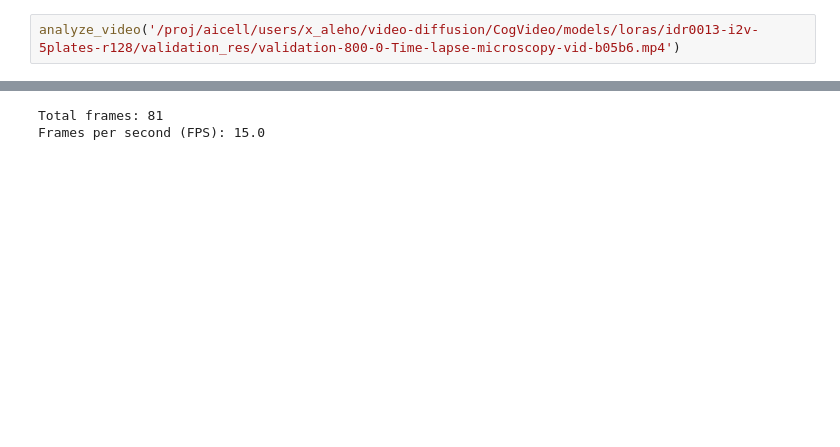
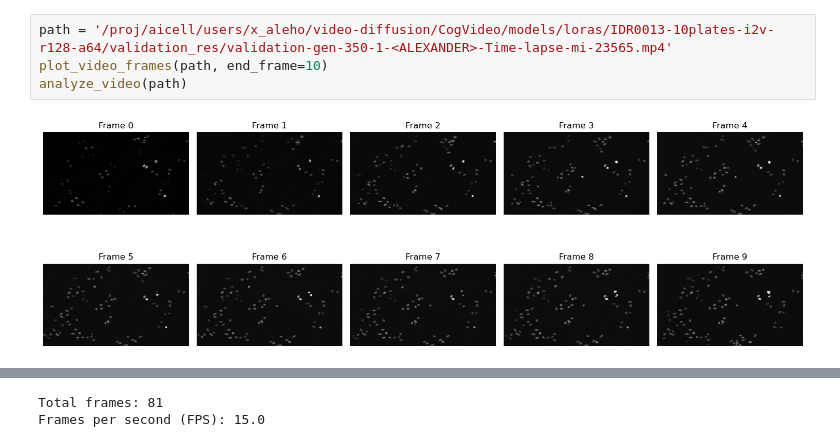
Before and after one commit to aicell-lab/cell-video-diffusion, a Jupyter notebook: evals/frames.ipynb, the cells around one changed output, grey strips where cells are left out. Saved outputs shown, nothing was run; the diff lists cells and outputs as text; blank space fills up the shorter version.

```diff
--- a/evals/frames.ipynb
+++ b/evals/frames.ipynb
@@ -35,6 +85,9 @@ Frames per second (FPS): 10.0
 # %%
-analyze_video('/proj/aicell/users/x_aleho/video-diffusion/CogVideo/models/loras/idr0013-i2v-5plates-r128/validation_res/validation-800-0-Time-lapse-microscopy-vid-b05b6.mp4')
+path = '/proj/aicell/users/x_aleho/video-diffusion/CogVideo/models/loras/IDR0013-10plates-i2v-r128-a64/validation_res/validation-gen-350-1-<ALEXANDER>-Time-lapse-mi-23565.mp4'
+plot_video_frames(path, end_frame=10)
+analyze_video(path)
 # %% [output]
+[figure, added]
 [interactive output not drawn]
 Total frames: 81
 Frames per second (FPS): 15.0
```
Also changed, not shown: parts of 4 cells of this notebook, 23 other files.
